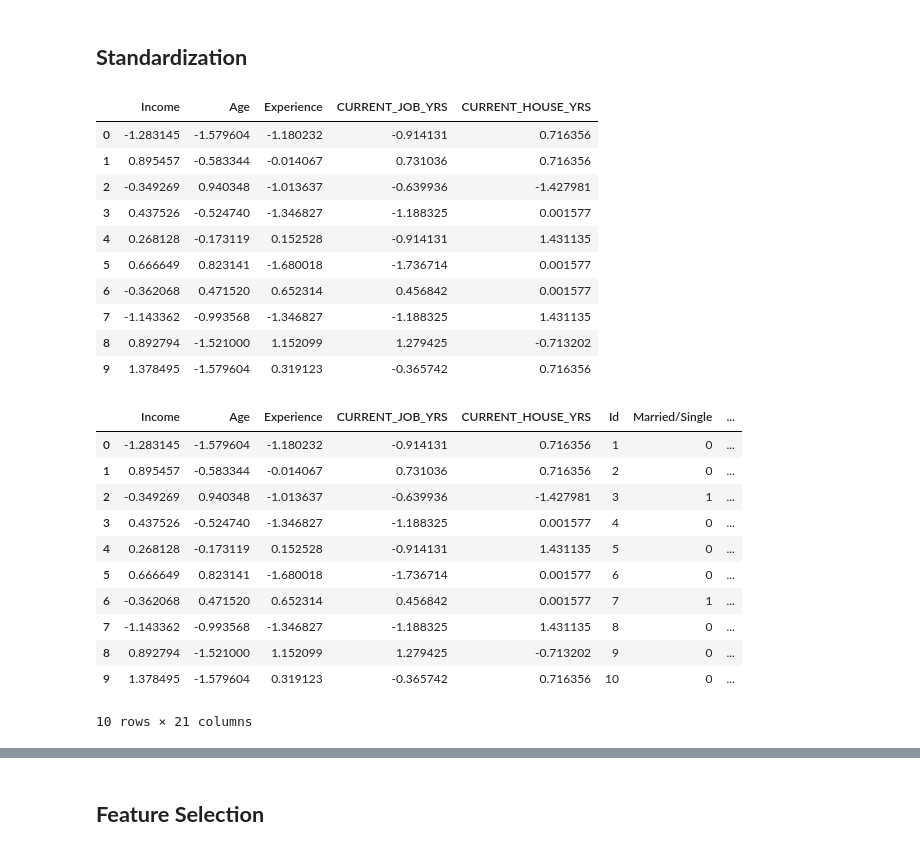
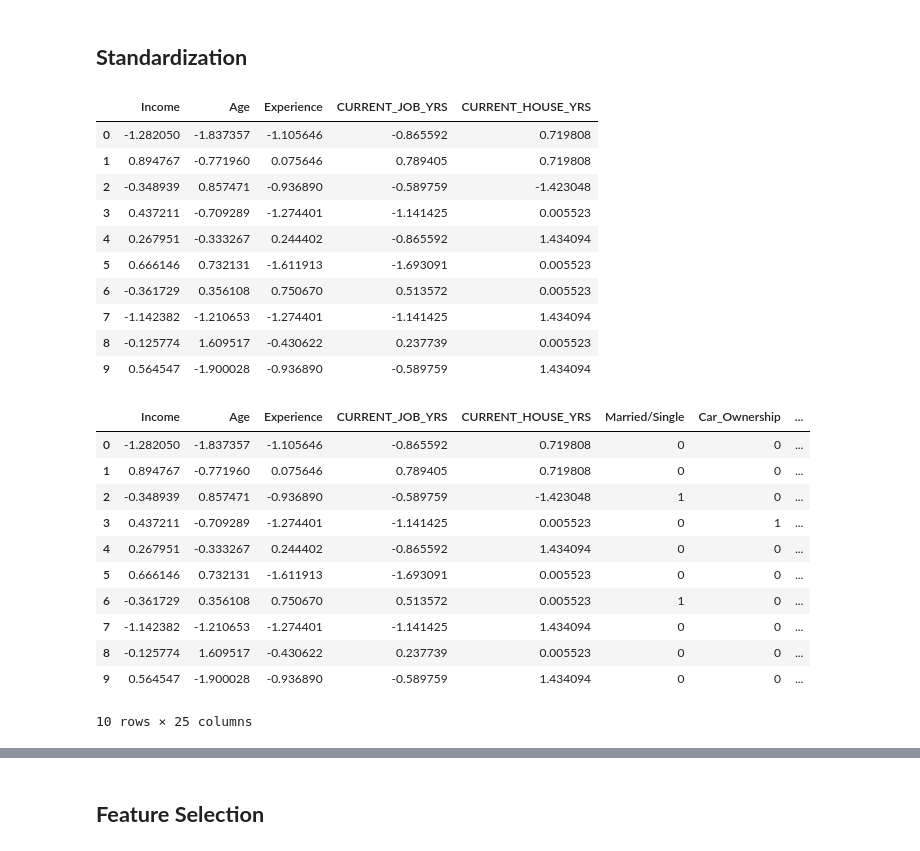
Before and after one commit to Poofy0103/Archive, a Jupyter notebook: Overview_of_Colaboratory_Features_(2).ipynb, the cells around one changed output, grey strips where cells are left out. Saved outputs shown, nothing was run; the diff lists cells and outputs as text; code cells hidden in the pictures.

```diff
--- a/Overview_of_Colaboratory_Features_(2).ipynb
+++ b/Overview_of_Colaboratory_Features_(2).ipynb
@@ -265,9 +282,9 @@ plt.show()
 # %% [output]
 [figure]
 # %%
-title=['Marriage Status', 'House Ownership', 'Car Ownership', 'Profession', 'Region']
+title=['Marriage Status', 'House Ownership', 'Car Ownership', 'Profession', 'Region', 'Risk Flag']
 plt.figure(figsize=(14,30))
-for i, variable in enumerate(cat_var):
+for i, variable in enumerate(cat_var + ["Risk_Flag"]):
     plt.subplot(5,2,i+1)
     sns.set_palette('Set2')
     ax=sns.countplot(x=loan_df[variable], data=loan_df)
@@ -342,8 +359,8 @@ def groupby_barchart(feature):
   fig.bar_label(fig.containers[0])
 # %%
 plt.figure(figsize=(14,30))
-for i, variable in enumerate(["Income_Category", "Experience_Category", "Current_JobYrs_Category", "Current_HouseYrs_Category"] + cat_var):
-  plt.subplot(5,2,i+1)
+for i, variable in enumerate(["Income_Category", "Experience_Category", "Current_JobYrs_Category", "Current_HouseYrs_Category", "Age_Group"] + cat_var):
+  plt.subplot(7,2,i+1)
   sns.set_palette('Set2')
   groupby_barchart(variable)
   sns.despine(top=True,right=True,left=True) # to remove side line from graph
@@ -445,0 +479,2 @@ for i in num_var:
+# %%
+encoded_data = encoded_data.drop(encoded_data[encoded_data["Age"] - encoded_data["Experience"] < 15].index)
@@ -453,32 +506,32 @@ scaled_df_data = pd.DataFrame(scaled_data, columns = num_var)
 scaled_df_data.head(10)
 # %% [output]
 |  | Income | Age | Experience | CURRENT_JOB_YRS | CURRENT_HOUSE_YRS |
-| 0 | -1.283145 | -1.579604 | -1.180232 | -0.914131 | 0.716356 |
-| 1 | 0.895457 | -0.583344 | -0.014067 | 0.731036 | 0.716356 |
-| 2 | -0.349269 | 0.940348 | -1.013637 | -0.639936 | -1.427981 |
-| 3 | 0.437526 | -0.524740 | -1.346827 | -1.188325 | 0.001577 |
-| 4 | 0.268128 | -0.173119 | 0.152528 | -0.914131 | 1.431135 |
-| 5 | 0.666649 | 0.823141 | -1.680018 | -1.736714 | 0.001577 |
-| 6 | -0.362068 | 0.471520 | 0.652314 | 0.456842 | 0.001577 |
-| 7 | -1.143362 | -0.993568 | -1.346827 | -1.188325 | 1.431135 |
-| 8 | 0.892794 | -1.521000 | 1.152099 | 1.279425 | -0.713202 |
-| 9 | 1.378495 | -1.579604 | 0.319123 | -0.365742 | 0.716356 |
+| 0 | -1.282050 | -1.837357 | -1.105646 | -0.865592 | 0.719808 |
+| 1 | 0.894767 | -0.771960 | 0.075646 | 0.789405 | 0.719808 |
+| 2 | -0.348939 | 0.857471 | -0.936890 | -0.589759 | -1.423048 |
+| 3 | 0.437211 | -0.709289 | -1.274401 | -1.141425 | 0.005523 |
+| 4 | 0.267951 | -0.333267 | 0.244402 | -0.865592 | 1.434094 |
+| 5 | 0.666146 | 0.732131 | -1.611913 | -1.693091 | 0.005523 |
+| 6 | -0.361729 | 0.356108 | 0.750670 | 0.513572 | 0.005523 |
+| 7 | -1.142382 | -1.210653 | -1.274401 | -1.141425 | 1.434094 |
+| 8 | -0.125774 | 1.609517 | -0.430622 | 0.237739 | 0.005523 |
+| 9 | 0.564547 | -1.900028 | -0.936890 | -0.589759 | 1.434094 |
 # %%
-transformed_data = pd.concat([scaled_df_data, encoded_data.drop(columns=num_var)], axis=1)
+transformed_data = pd.concat([scaled_df_data.reset_index(drop=True), encoded_data.drop(columns=num_var).reset_index(drop=True)], axis=1)
 transformed_data.head(10)
 # %% [output]
-|  | Income | Age | Experience | CURRENT_JOB_YRS | CURRENT_HOUSE_YRS | Id | Married/Single | ... |
-| 0 | -1.283145 | -1.579604 | -1.180232 | -0.914131 | 0.716356 | 1 | 0 | ... |
-| 1 | 0.895457 | -0.583344 | -0.014067 | 0.731036 | 0.716356 | 2 | 0 | ... |
-| 2 | -0.349269 | 0.940348 | -1.013637 | -0.639936 | -1.427981 | 3 | 1 | ... |
-| 3 | 0.437526 | -0.524740 | -1.346827 | -1.188325 | 0.001577 | 4 | 0 | ... |
-| 4 | 0.268128 | -0.173119 | 0.152528 | -0.914131 | 1.431135 | 5 | 0 | ... |
-| 5 | 0.666649 | 0.823141 | -1.680018 | -1.736714 | 0.001577 | 6 | 0 | ... |
-| 6 | -0.362068 | 0.471520 | 0.652314 | 0.456842 | 0.001577 | 7 | 1 | ... |
-| 7 | -1.143362 | -0.993568 | -1.346827 | -1.188325 | 1.431135 | 8 | 0 | ... |
-| 8 | 0.892794 | -1.521000 | 1.152099 | 1.279425 | -0.713202 | 9 | 0 | ... |
-| 9 | 1.378495 | -1.579604 | 0.319123 | -0.365742 | 0.716356 | 10 | 0 | ... |
+|  | Income | Age | Experience | CURRENT_JOB_YRS | CURRENT_HOUSE_YRS | Married/Single | Car_Ownership | ... |
+| 0 | -1.282050 | -1.837357 | -1.105646 | -0.865592 | 0.719808 | 0 | 0 | ... |
+| 1 | 0.894767 | -0.771960 | 0.075646 | 0.789405 | 0.719808 | 0 | 0 | ... |
+| 2 | -0.348939 | 0.857471 | -0.936890 | -0.589759 | -1.423048 | 1 | 0 | ... |
+| 3 | 0.437211 | -0.709289 | -1.274401 | -1.141425 | 0.005523 | 0 | 1 | ... |
+| 4 | 0.267951 | -0.333267 | 0.244402 | -0.865592 | 1.434094 | 0 | 0 | ... |
+| 5 | 0.666146 | 0.732131 | -1.611913 | -1.693091 | 0.005523 | 0 | 0 | ... |
+| 6 | -0.361729 | 0.356108 | 0.750670 | 0.513572 | 0.005523 | 1 | 0 | ... |
+| 7 | -1.142382 | -1.210653 | -1.274401 | -1.141425 | 1.434094 | 0 | 0 | ... |
+| 8 | -0.125774 | 1.609517 | -0.430622 | 0.237739 | 0.005523 | 0 | 0 | ... |
+| 9 | 0.564547 | -1.900028 | -0.936890 | -0.589759 | 1.434094 | 0 | 0 | ... |
-10 rows × 21 columns
+10 rows × 25 columns
 # %%
 transformed_data.info()
 # %% [output]
```
Also changed, not shown: parts of 45 cells of this notebook.
